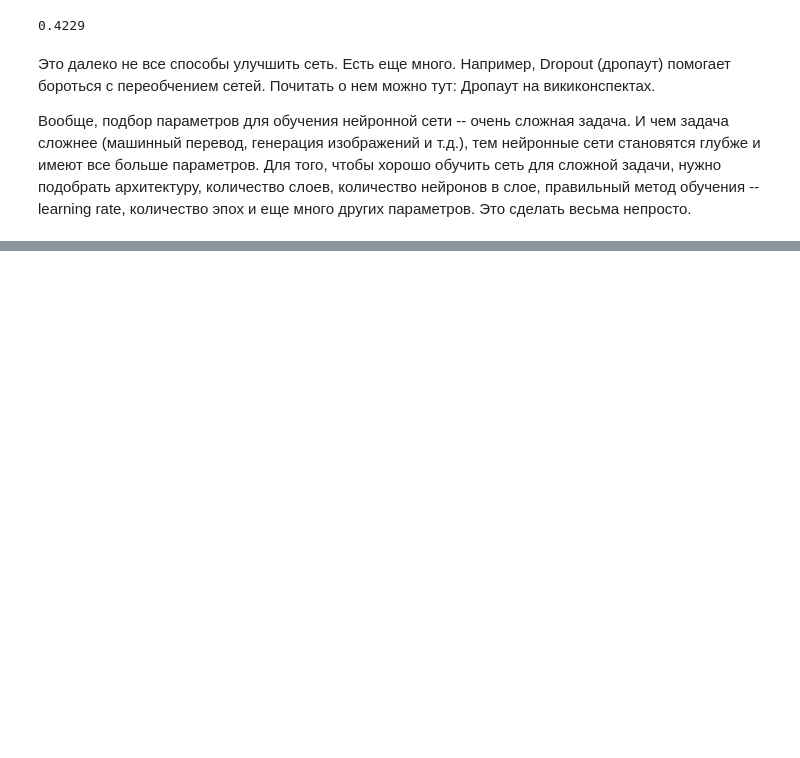
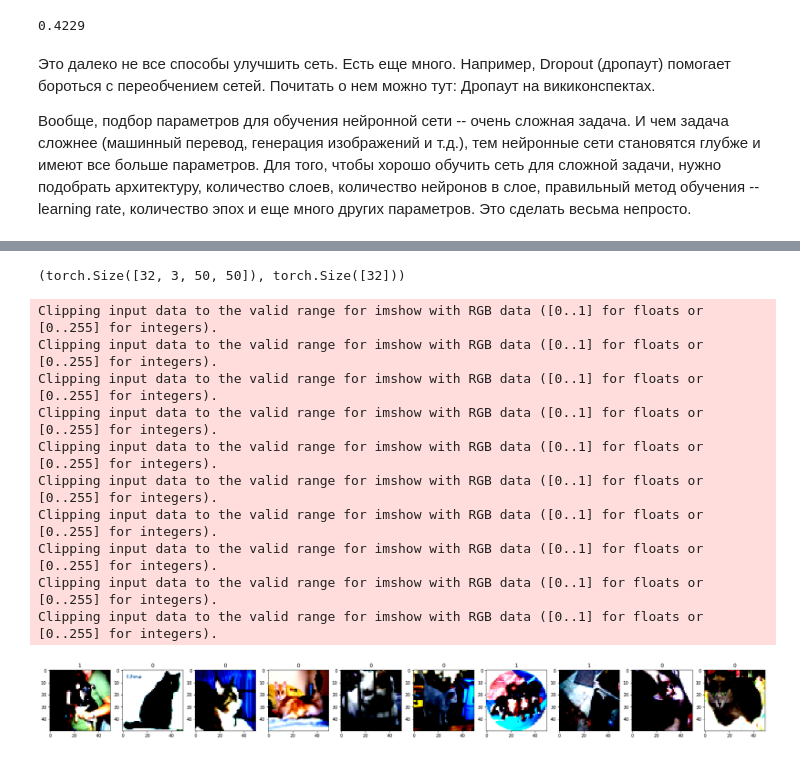
Before and after one commit to Laztrex/basic-statistic, a Jupyter notebook: research_NN/pytorch_testing.ipynb, the cells around one changed output, grey strips where cells are left out. Cells and saved outputs as stored; diff of their text form; code cells hidden in the pictures; blank space fills up the shorter version.

```diff
--- a/research_NN/pytorch_testing.ipynb
+++ b/research_NN/pytorch_testing.ipynb
@@ -472,0 +469,17 @@ accuracy_score(labels.numpy(), np.argmax(net.forward(images).detach().numpy(), a
+# %%
+transform_train = transforms.Compose([
+         transforms.Resize((50, 50)),
+         transforms.ToTensor(),
+         transforms.Normalize(mean=[0.485, 0.456, 0.406],
+                              std=[0.229, 0.224, 0.225]),
+])
+
+transform_val = transforms.Compose([
+         transforms.Resize((50, 50)),
+         transforms.ToTensor(),
+         transforms.Normalize(mean=[0.485, 0.456, 0.406],
+                              std=[0.229, 0.224, 0.225]),
+])
+# %%
+train_data = datasets.ImageFolder("../cats_and_dogs_filtered/train/", transform=transform_train)
+test_data = datasets.ImageFolder("../cats_and_dogs_filtered/validation", transform=transform_val)
@@ -472,0 +498,32 @@ accuracy_score(labels.numpy(), np.argmax(net.forward(images).detach().numpy(), a
+# %%
+train_loader = torch.utils.data.DataLoader(train_data, batch_size=32, shuffle = True)
+test_loader = torch.utils.data.DataLoader(test_data, batch_size=len(test_data), shuffle = False)
+# %%
+dataiter = iter(train_loader)
+# батч картинок и батч ответов к картинкам
+images, labels = dataiter.next()
+# %%
+images.shape, labels.shape
+# %% [output]
+(torch.Size([32, 3, 50, 50]), torch.Size([32]))
+# %%
+def show_imgs(imgs, labels):
+    f, axes= plt.subplots(1, 10, figsize=(30,5))
+    for i, axis in enumerate(axes):
+      axes[i].imshow(np.squeeze(np.transpose(imgs[i].numpy(), (1, 2, 0))), cmap='gray')
+      axes[i].set_title(labels[i].numpy())
+    plt.show()
+
+show_imgs(images, labels)
+# %% [output]
+Clipping input data to the valid range for imshow with RGB data ([0..1] for floats or [0..255] for integers).
+Clipping input data to the valid range for imshow with RGB data ([0..1] for floats or [0..255] for integers).
+Clipping input data to the valid range for imshow with RGB data ([0..1] for floats or [0..255] for integers).
+Clipping input data to the valid range for imshow with RGB data ([0..1] for floats or [0..255] for integers).
+Clipping input data to the valid range for imshow with RGB data ([0..1] for floats or [0..255] for integers).
+Clipping input data to the valid range for imshow with RGB data ([0..1] for floats or [0..255] for integers).
+Clipping input data to the valid range for imshow with RGB data ([0..1] for floats or [0..255] for integers).
+Clipping input data to the valid range for imshow with RGB data ([0..1] for floats or [0..255] for integers).
+Clipping input data to the valid range for imshow with RGB data ([0..1] for floats or [0..255] for integers).
+Clipping input data to the valid range for imshow with RGB data ([0..1] for floats or [0..255] for integers).
+[figure, added]
```
Also changed, not shown: parts of 26 cells of this notebook.
